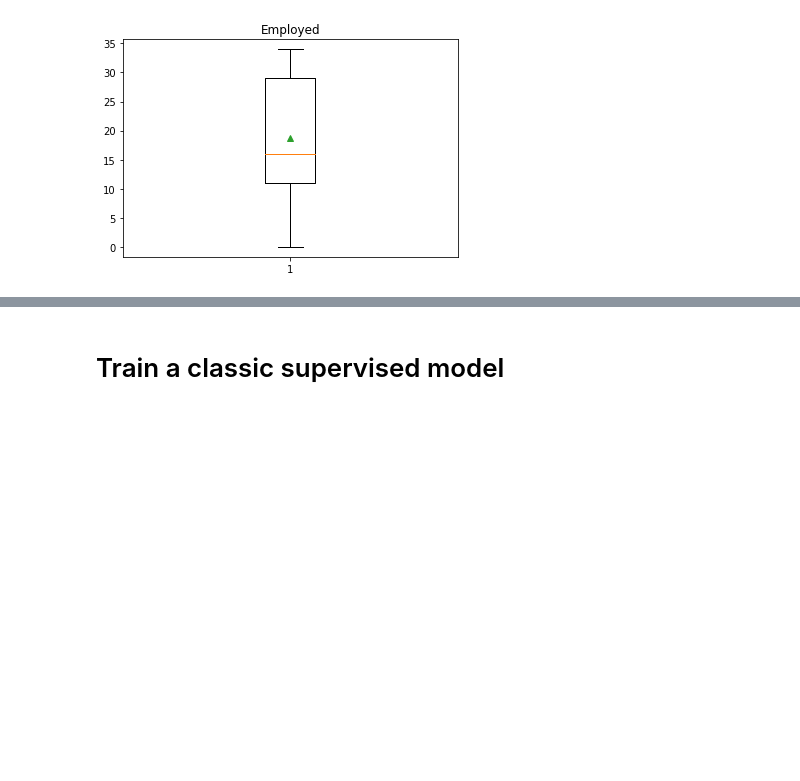
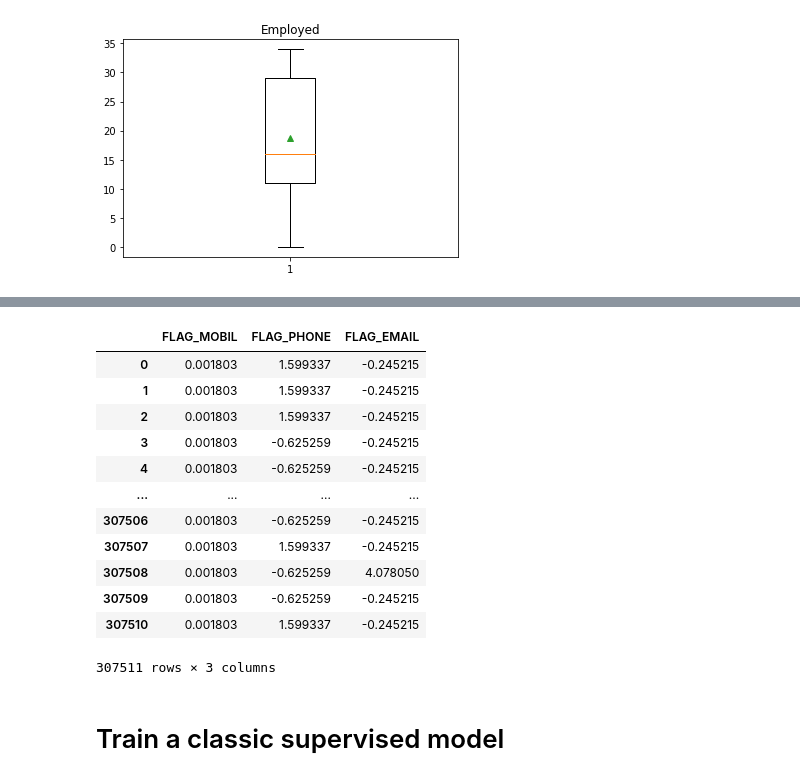
Before and after one commit to nicolizamacorrea/scoringmodel, a Jupyter notebook: notebook_draft.ipynb, the cells around one changed output, grey strips where cells are left out. Saved outputs shown, nothing was run; the diff lists cells and outputs as text; code cells hidden in the pictures; blank space fills up the shorter version.

```diff
--- a/notebook_draft.ipynb
+++ b/notebook_draft.ipynb
@@ -367,0 +400,4 @@ richness
+# %%
+connect = application_train_data_filtered[['FLAG_MOBIL', 'FLAG_PHONE', 'FLAG_EMAIL', ]]
+std_scale = preprocessing.StandardScaler().fit(connect)
+connect = pd.DataFrame(std_scale.transform(connect), columns=(connect.columns))
@@ -368,3 +409,19 @@ richness
+# %%
+connect
+# %% [output]
+|  | FLAG_MOBIL | FLAG_PHONE | FLAG_EMAIL |
+| 0 | 0.001803 | 1.599337 | -0.245215 |
+| 1 | 0.001803 | 1.599337 | -0.245215 |
+| 2 | 0.001803 | 1.599337 | -0.245215 |
+| 3 | 0.001803 | -0.625259 | -0.245215 |
+| 4 | 0.001803 | -0.625259 | -0.245215 |
+| ... | ... | ... | ... |
+| 307506 | 0.001803 | -0.625259 | -0.245215 |
+| 307507 | 0.001803 | 1.599337 | -0.245215 |
+| 307508 | 0.001803 | -0.625259 | 4.078050 |
+| 307509 | 0.001803 | -0.625259 | -0.245215 |
+| 307510 | 0.001803 | 1.599337 | -0.245215 |
+307511 rows × 3 columns
 # %% [markdown]
 # Train a classic supervised model
 # %%
```
Also changed, not shown: parts of 10 cells of this notebook.
